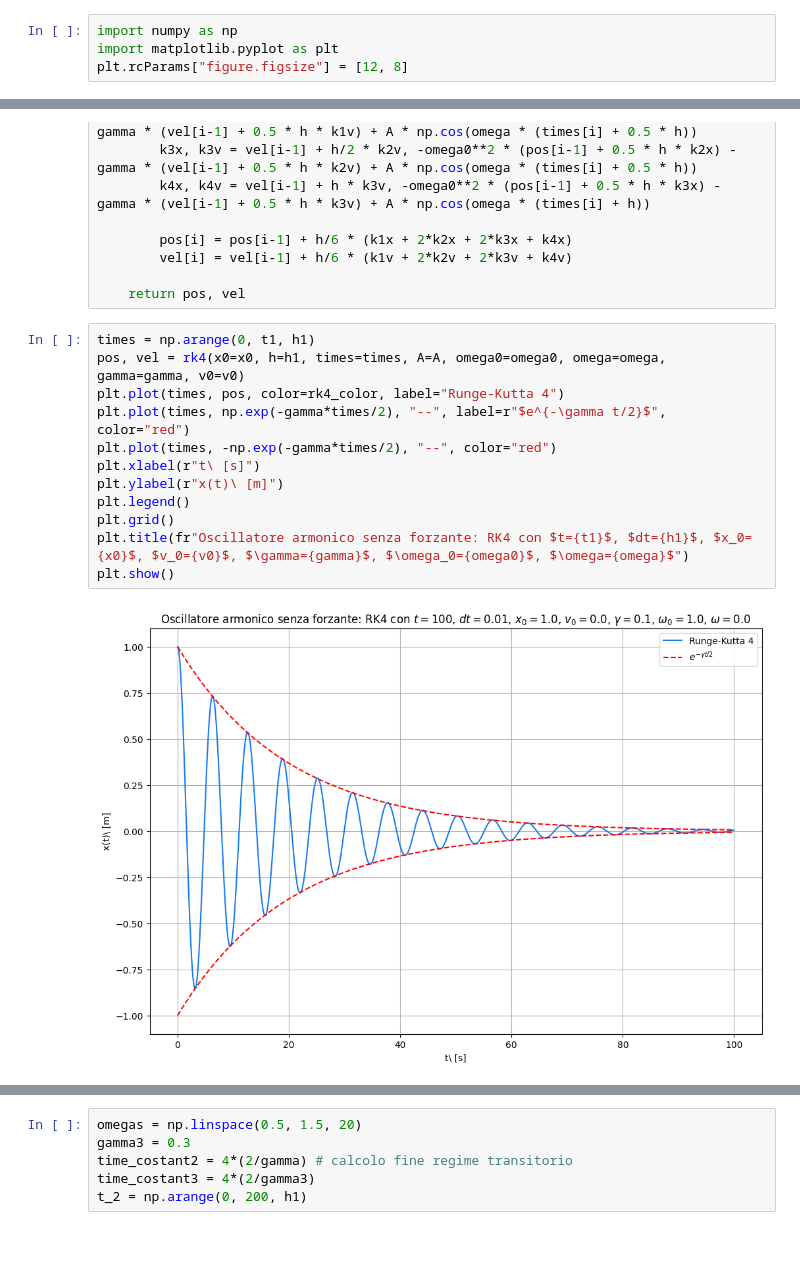
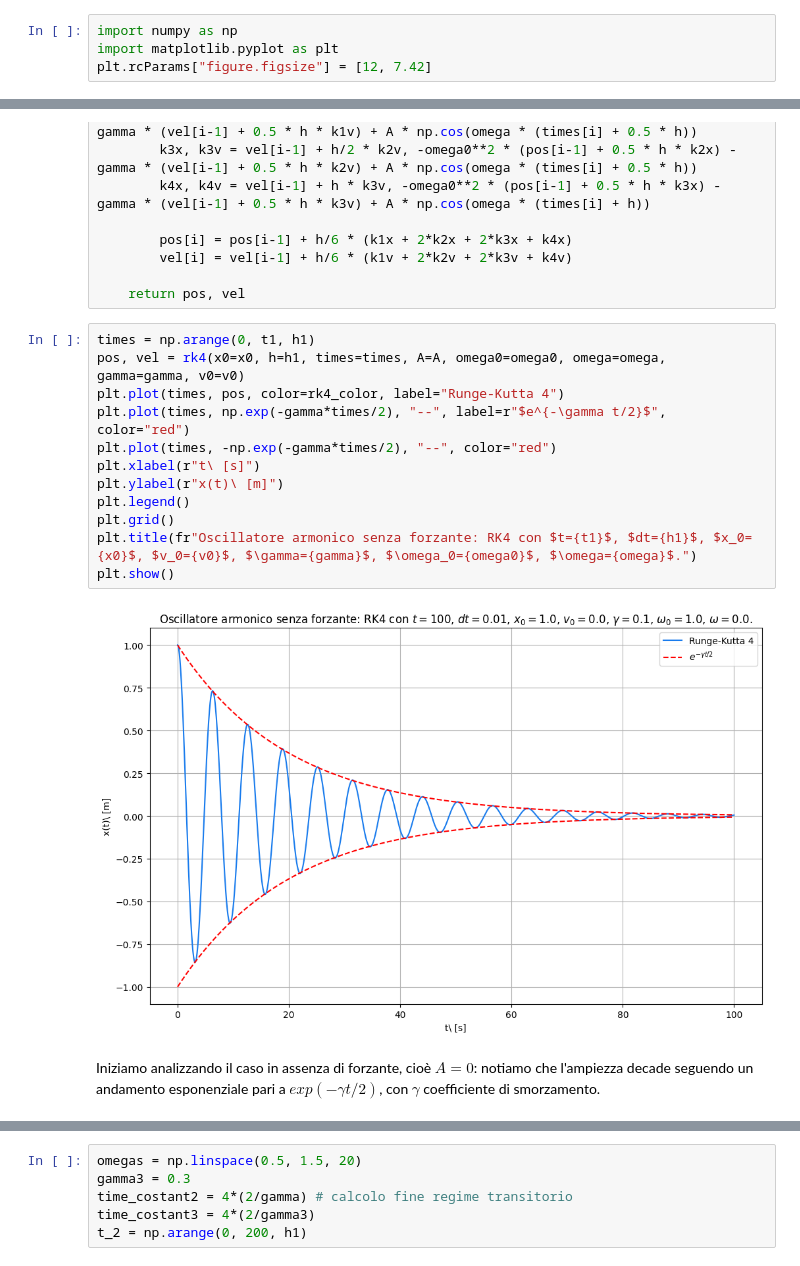
Before and after one commit to nicola-lamaddalena/computational_physics_course, a Jupyter notebook: ode/oscillatore_armonico/oscillatore_armonico.ipynb, the cells around one changed output, grey strips where cells are left out. Drawn from its saved outputs; the diff is of its cells as text.

Commit message:
OSCILLATORE ARMONICO: versione finale con relazione e grafici

```diff
--- a/ode/oscillatore_armonico/oscillatore_armonico.ipynb
+++ b/ode/oscillatore_armonico/oscillatore_armonico.ipynb
@@ -16,7 +16,7 @@ Note: you may need to restart the kernel to use updated packages.
 # %%
 import numpy as np
 import matplotlib.pyplot as plt
-plt.rcParams["figure.figsize"] = [12, 8]
+plt.rcParams["figure.figsize"] = [12, 7.42]
 # %%
 A, omega0, omega, gamma, x0, v0, m = 0.0, 1.0, 0.0, 0.1, 1.0, 0.0, 1.0
 t1, h1 = 50.0, 0.01
@@ -39,17 +46,19 @@ def rk4(x0: float, h: float, times: list[float], A: float, omega0: float, omega:
 # %%
 times = np.arange(0, t1, h1)
 pos, vel = rk4(x0=x0, h=h1, times=times, A=A, omega0=omega0, omega=omega, gamma=gamma, v0=v0)
 plt.plot(times, pos, color=rk4_color, label="Runge-Kutta 4")
 plt.plot(times, np.exp(-gamma*times/2), "--", label=r"$e^{-\gamma t/2}$", color="red")
 plt.plot(times, -np.exp(-gamma*times/2), "--", color="red")
 plt.xlabel(r"t\ [s]")
 plt.ylabel(r"x(t)\ [m]")
 plt.legend()
 plt.grid()
-plt.title(fr"Oscillatore armonico senza forzante: RK4 con $t={t1}$, $dt={h1}$, $x_0={x0}$, $v_0={v0}$, $\gamma={gamma}$, $\omega_0={omega0}$, $\omega={omega}$")
+plt.title(fr"Oscillatore armonico senza forzante: RK4 con $t={t1}$, $dt={h1}$, $x_0={x0}$, $v_0={v0}$, $\gamma={gamma}$, $\omega_0={omega0}$, $\omega={omega}$.")
 plt.show()
 # %% [output]
-[figure, old version]
+[figure, new version]
+# %% [markdown]
+Iniziamo analizzando il caso in assenza di forzante, cioè $A=0$: notiamo che l'ampiezza decade seguendo un andamento esponenziale pari a $exp(-\gamma t/2)$, con $\gamma$ coefficiente di smorzamento.
 # %%
 def energy(x: float, v: float, m: float, omega0: float) -> float:
     return 0.5 * m * (v**2 + omega0**2 * x**2)
```
Also changed, not shown: parts of 9 cells of this notebook.
